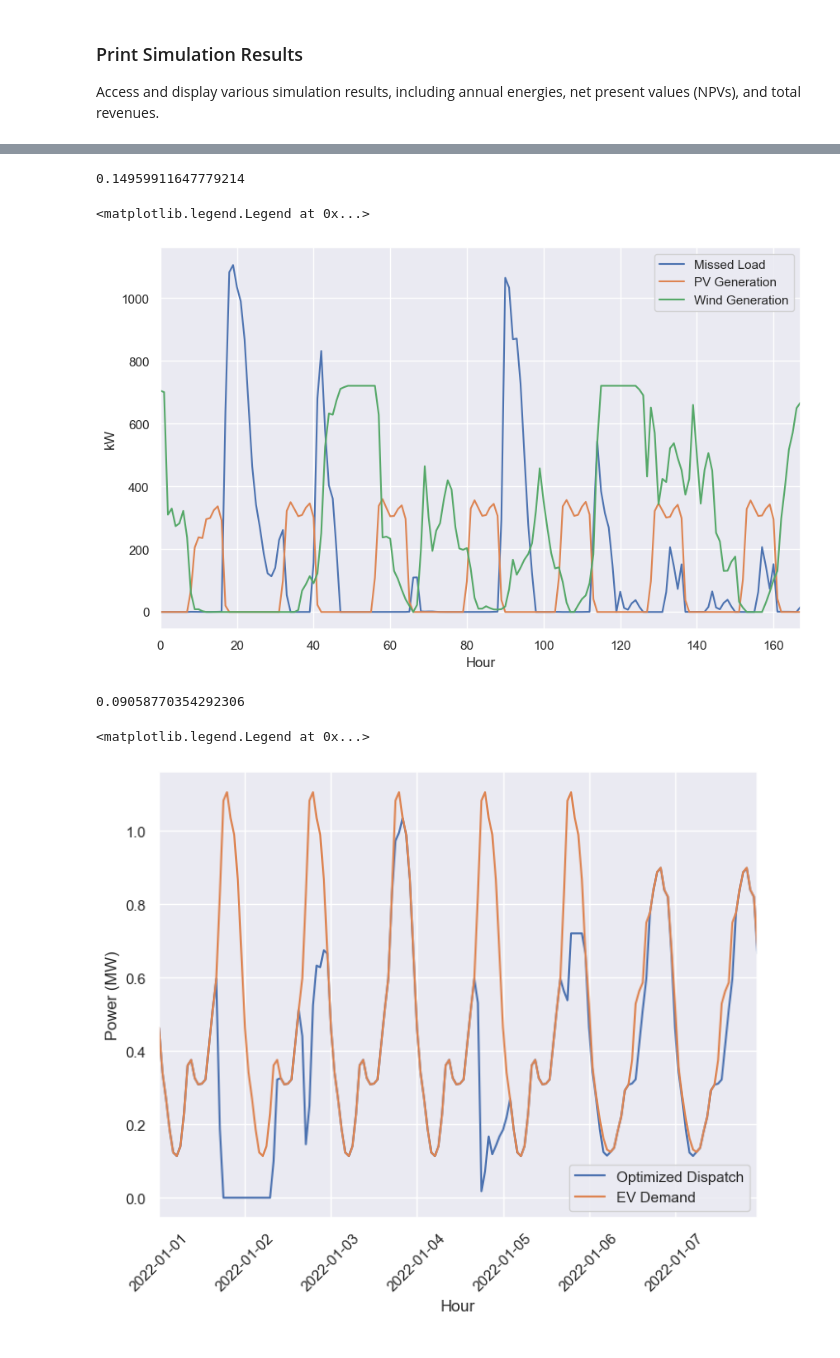
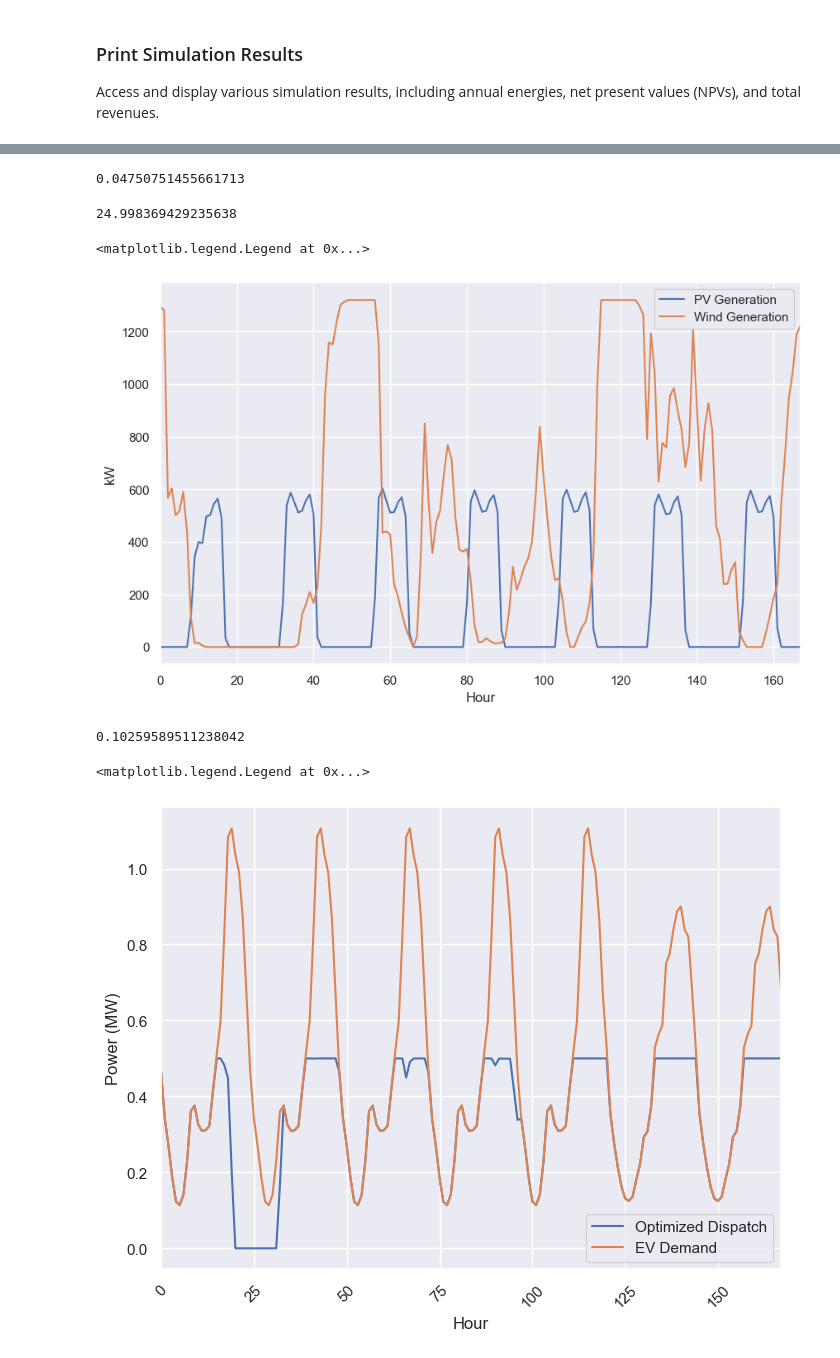
Before and after one commit to camirmas/HOPP, a Jupyter notebook: ev/notebooks/ev-load-following-battery.ipynb, the cells around one changed output, grey strips where cells are left out. Cells and saved outputs as stored; diff of their text form; code cells hidden in the pictures.

Commit message:
Update notebooks with 90/95 cases

```diff
--- a/ev/notebooks/ev-load-following-battery.ipynb
+++ b/ev/notebooks/ev-load-following-battery.ipynb
@@ -75,3 +74,29 @@ hopp_config["site"] = site
+# %%
+hopp_config = load_yaml("../inputs/ev-load-following-battery.yaml")
+# set SiteInfo instance
+hopp_config["site"] = site
+
+# 90% case
+# pv: [856.10578521]
+# wind: [1007.53970322]
+# battery (kWh) [2500.00356083]
+# avg missed peak load (kW): [49.8842147]
+# LCOE: [0.07988389]
+
+# 95% case
+# pv: [1029.500795]
+# wind: [1581.84918831]
+# battery (kWh) [2500.00020223]
+# avg missed peak load (kW): [24.99836943]
+# LCOE: [0.1025959]
+
+# hopp_config["technologies"]["pv"]["system_capacity_kw"] = 856.10578521
+# hopp_config["technologies"]["wind"]["turbine_rating_kw"] = 1007.53970322
+# hopp_config["technologies"]["battery"]["system_capacity_kwh"] = 2500.00356083
+
+hopp_config["technologies"]["pv"]["system_capacity_kw"] = 1029.500795
+hopp_config["technologies"]["wind"]["turbine_rating_kw"] = 1581.84918831
+hopp_config["technologies"]["battery"]["system_capacity_kwh"] = 2500.00020223
 # %% [markdown]
 ### Create the Simulation Model
 Instantiate the `HoppInterface` class by providing our modified configuration dict.
@@ -117,11 +142,15 @@ plot_generation_profile(hybrid_plant)
 # %%
 hybrid_plant.grid.missed_load_percentage
 # %% [output]
-0.14959911647779214
+0.04750751455661713
+# %%
+np.mean(hybrid_plant.grid.missed_peak_load)
+# %% [output]
+24.998369429235638
 # %%
 fig, ax = plt.subplots(figsize=(10, 6))
 
-ax.plot(np.arange(24*7), hybrid_plant.grid.missed_load[:24*7], label="Missed Load")
+# ax.plot(np.arange(24*7), hybrid_plant.grid.missed_load[:24*7], label="Missed Load")
 ax.plot(np.arange(24*7), hybrid_plant.pv.generation_profile[:24*7], label="PV Generation")
 ax.plot(np.arange(24*7), hybrid_plant.wind.generation_profile[:24*7], label="Wind Generation")
 
@@ -131,32 +160,32 @@ ax.set_ylabel("kW")
 ax.legend()
 # %% [output]
 <matplotlib.legend.Legend at 0x...>
-[figure, old version]
+[figure, new version]
 # %%
 hybrid_plant.lcoe_real["hybrid"]/100
 # %% [output]
-0.09058770354292306
+0.10259589511238042
 # %%
-import matplotlib.pyplot as plt
-import matplotlib.dates as mdates
 fig, ax = plt.subplots(figsize=(8, 6))
 
 x = np.arange(8760)
-y = np.array(hybrid_plant.grid.generation_profile) / 1000
+y = np.array(hybrid_plant.generation_profile["hybrid"]) / 1000
 
 # ax.plot(dates, hybrid_plant.grid.missed_load[:periods], label="Missed Load")
 # ax.plot(dates, hybrid_plant.pv.generation_profile[:periods], label="PV Generation")
 # ax.plot(dates, hybrid_plant.wind.generation_profile[:periods], label="Wind Generation")
-ax.plot(dates, y[:periods], label="Optimized Dispatch")
-ax.plot(dates, ev_load[:periods] / 1000, label="EV Demand")
+ax.plot(x[:periods], y[:periods], label="Optimized Dispatch")
+ax.plot(x[:periods], ev_load[:periods] / 1000, label="EV Demand")
+# ax.plot(dates, y[:periods], label="Hybrid Generation")
+# ax.plot(dates, ev_load[:periods] / 1000, label="EV Demand")
 
 ax.set_xticks(ax.get_xticks(), ax.get_xticklabels(), rotation=45)
 
 ax.set_xlabel("Hour")
 ax.set_ylabel("Power (MW)")
 ax.set_xmargin(0)
 
 ax.legend()
 # %% [output]
 <matplotlib.legend.Legend at 0x...>
-[figure, old version]
+[figure, new version]
```
Also changed, not shown: parts of 6 cells of this notebook, 3 other files.
